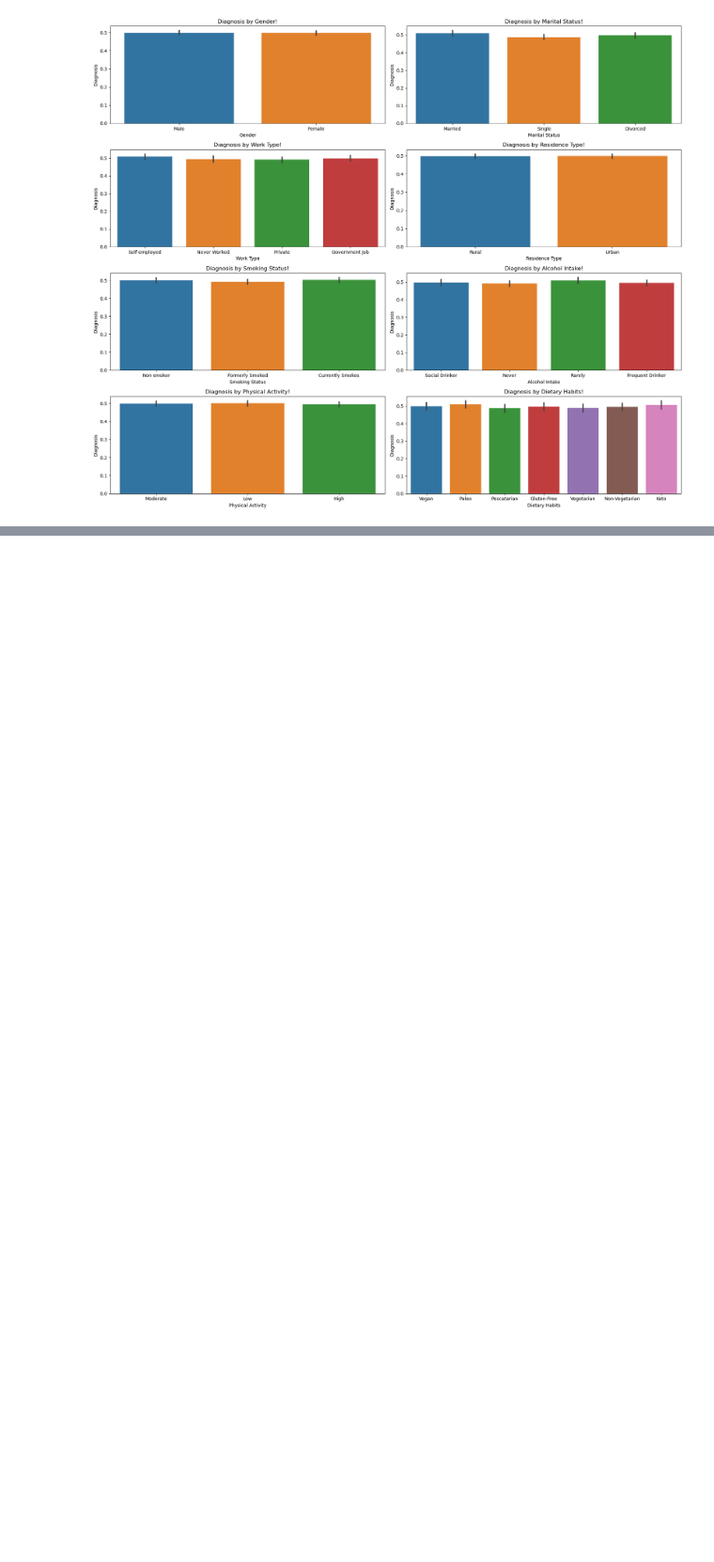
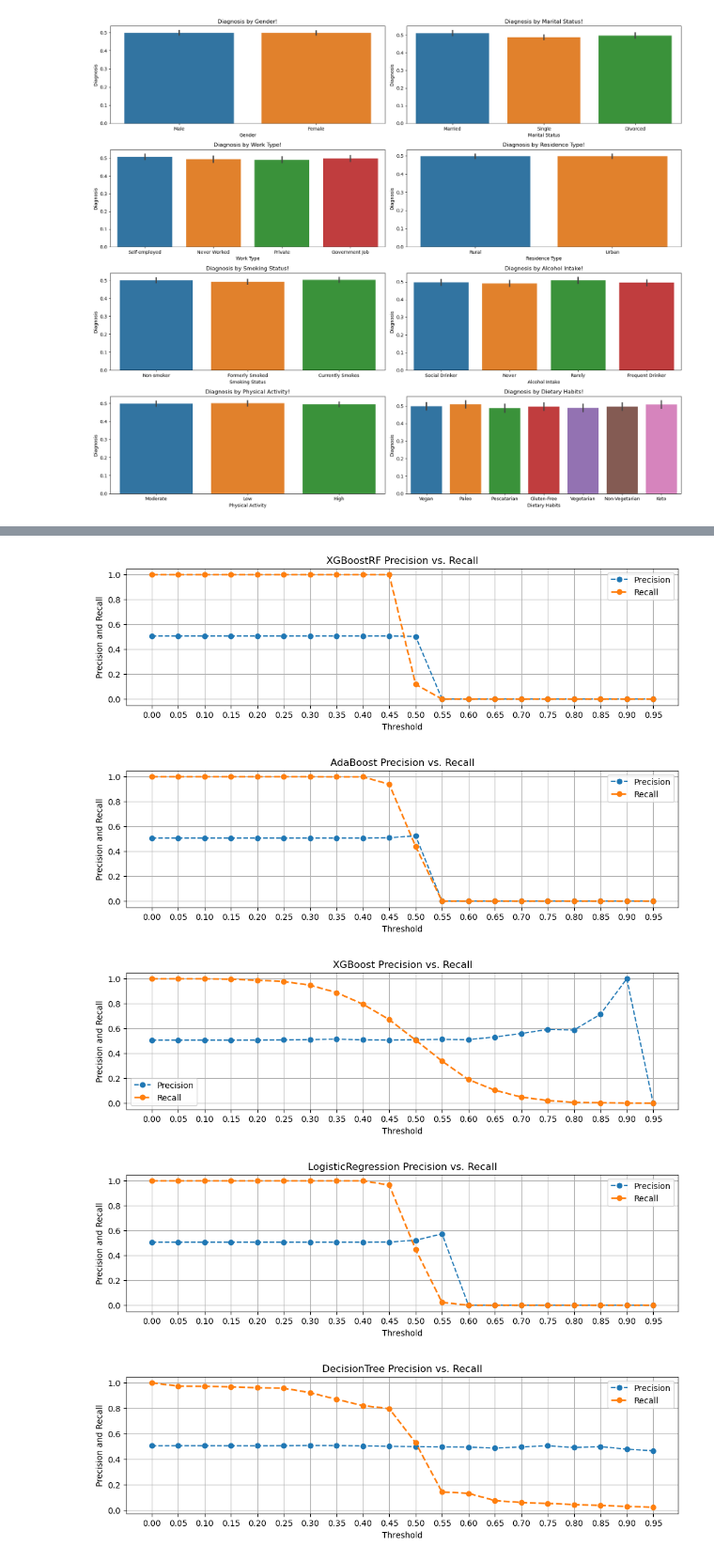
Before and after one commit to Sriworks1/stroke_prediction, a Jupyter notebook: stroke_prediction.ipynb, the cells around one changed output, grey strips where cells are left out. Shown at 94% size. Drawn from its saved outputs; the diff is of its cells as text; code cells hidden in the pictures; blank space fills up the shorter version.

```diff
--- a/stroke_prediction.ipynb
+++ b/stroke_prediction.ipynb
@@ -250,0 +277,5 @@ plt.show()
+# %%
+obj_list = df_out.select_dtypes("object").columns.to_list()
+ord_cols = ["Physical Activity"]
+obj_list.remove("Physical Activity")
+num_list = df_out.select_dtypes(["int64","float64"]).columns.to_list()
@@ -250,0 +448,11 @@ plt.show()
+# %%
+# Load Models from the stored files..
+import os
+files = os.listdir("models/")
+
+models_dict = {}
+for file in files:
+    key = file.strip().split(".")[0]
+    if key:
+        model = load(f"models/{file}")
+        models_dict[key] = model
@@ -250,0 +485,23 @@ plt.show()
+# %%
+# Compute Confusion Matrix
+
+cm_dict = {'Model':[],
+        'True Negative': [],
+        'False Positive':[],
+        'False Negative':[],
+        'True Positive': []
+       }
+
+df_cm = pd.DataFrame(cm_dict)
+
+for key, model in models_dict.items():
+    preds = models_dict[key].predict(X_test)
+    cm = confusion_matrix(y_test, preds)
+    tn, fp, fn, tp = cm.ravel()
+    df_cm = pd.concat([df_cm, pd.DataFrame({'Model': [model_names[key]],
+        'True Negative': [tn],
+        'False Positive':[fp],
+        'False Negative': [fn],
+        'True Positive': [tp]
+       })], ignore_index=True)
+df_cm
@@ -250,0 +518,9 @@ plt.show()
+# %%
+for key, model in models_dict.items():
+    plot_recall_precision(X_test, y_test, models_dict[key], f"{model_names[key]} Precision vs. Recall")
+# %% [output]
+[figure, added]
+[figure, added]
+[figure, added]
+[figure, added]
+[figure, added]
```
Also changed, not shown: parts of 34 cells of this notebook, 20 other files.
